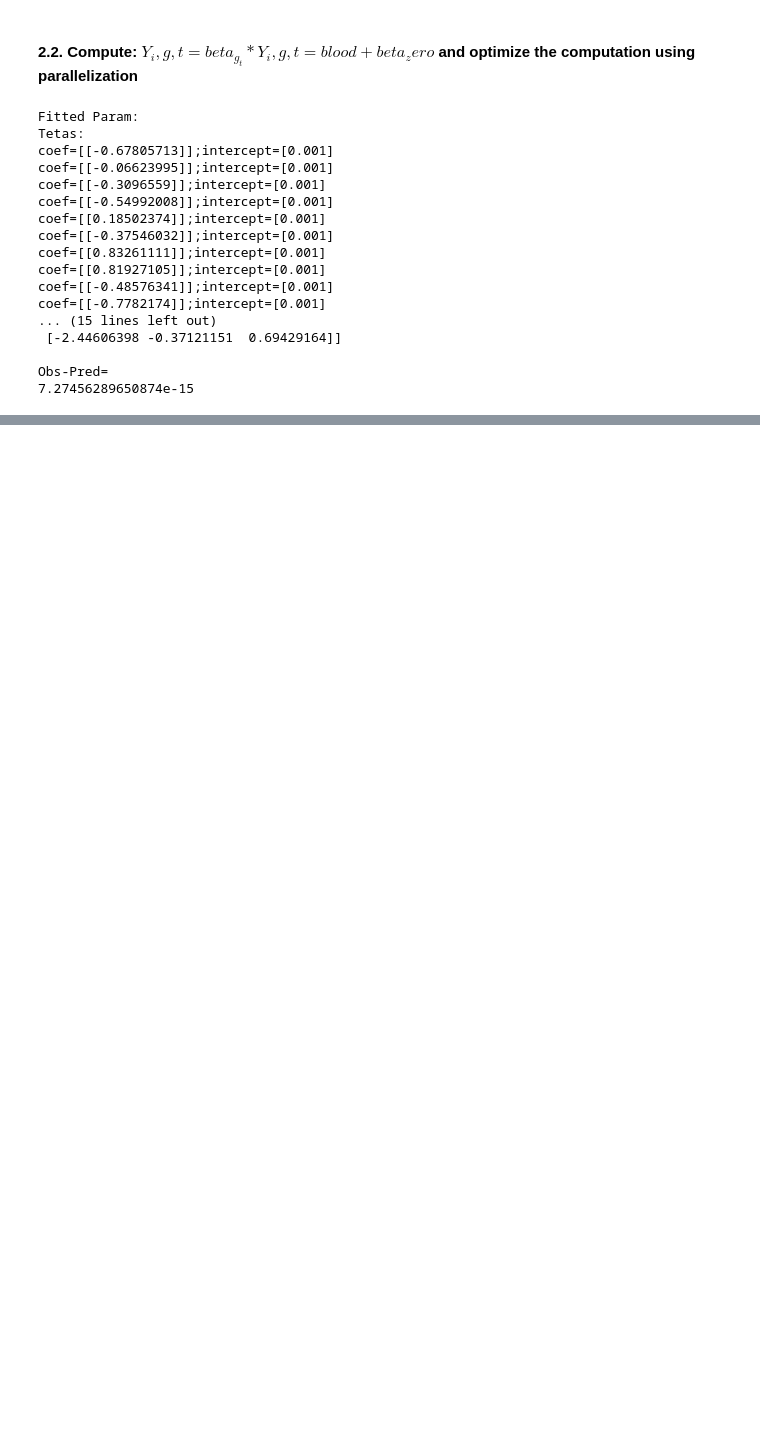
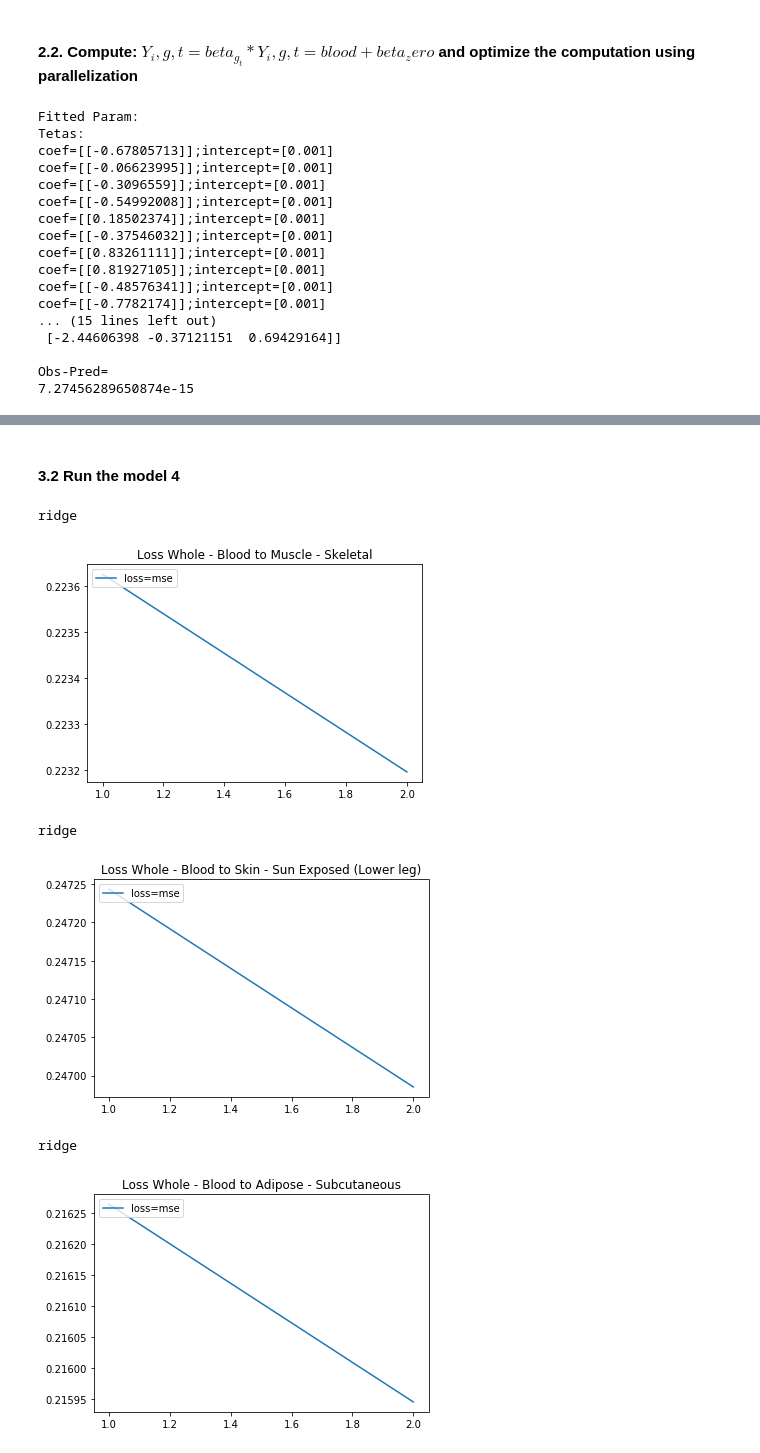
Before and after one commit to gagneurlab/rep, a Jupyter notebook: notebooks/models/2_lm_geneeffect_simulated_and_gtex.ipynb, the cells around one changed output, grey strips where cells are left out. Cells and saved outputs as stored; diff of their text form; code cells hidden in the pictures; blank space fills up the shorter version.

```diff
--- a/notebooks/models/2_lm_geneeffect_simulated_and_gtex.ipynb
+++ b/notebooks/models/2_lm_geneeffect_simulated_and_gtex.ipynb
@@ -325,0 +783,14 @@ Pred
+# %%
+# compute PCA - gene effect
+def pca_gene_effect(gtex, n_comp = 26, pca_type = PCA):
+    metadata = gtex.var
+    features = gtex.X.transpose()
+
+    if features.shape[0] >= n_comp:
+        features_centered  = StandardScaler().fit_transform(features)
+        pca = pca_type(n_components=n_comp)
+        features_pca = pca.fit_transform(features_centered)
+    return pd.DataFrame(features_pca, index=metadata)
+
+Q = pca_gene_effect(gtex_filtered_train)
+Q_tpm_only = pca_gene_effect(gtex_filtered_train_tmp)
@@ -325,0 +922,2 @@ Pred
+# %% [markdown]
+#### 3.2 Run the model 4
@@ -325,0 +940,21 @@ Pred
+# %%
+metrics_model4 = run_linear_model('blood',
+                                  metadata_samples_train,
+                                  metadata_samples_valid,
+                                  x_train, y_train,
+                                  x_valid, y_valid,
+                                  'model4_optimal',
+                                  'ridge',
+                                  'mse',
+                                  P_train_unsorted,
+                                  P_valid_unsorted,
+                                  Q,
+                                  "Loss Whole - Blood to ",
+                                  path_models="/s/project/rep/processed/models/linear_regression/")
+# %% [output]
+ridge
+[figure, added]
+ridge
+[figure, added]
+ridge
+[figure, added]
```
Also changed, not shown: parts of 59 cells of this notebook, 36 other files.
